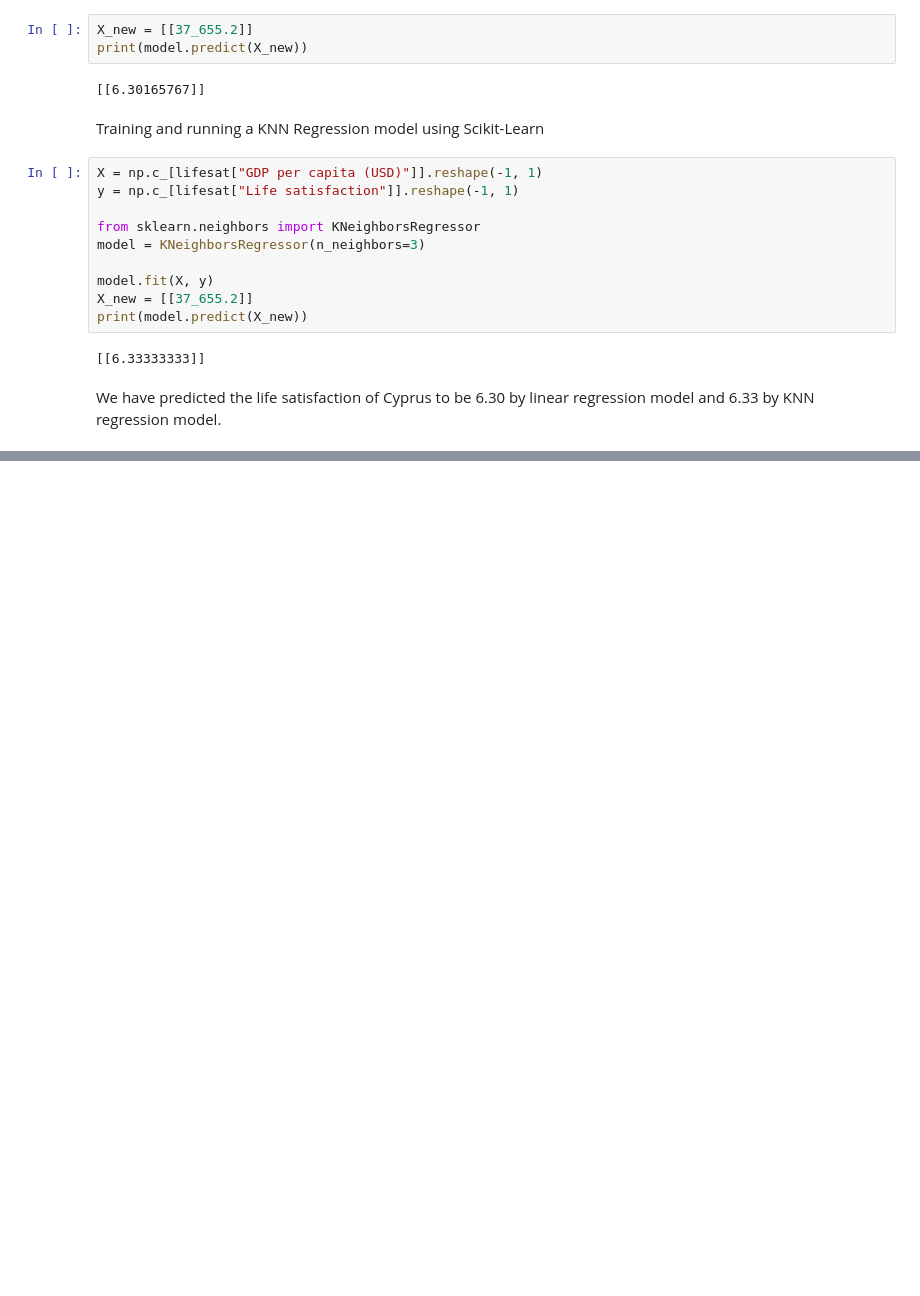
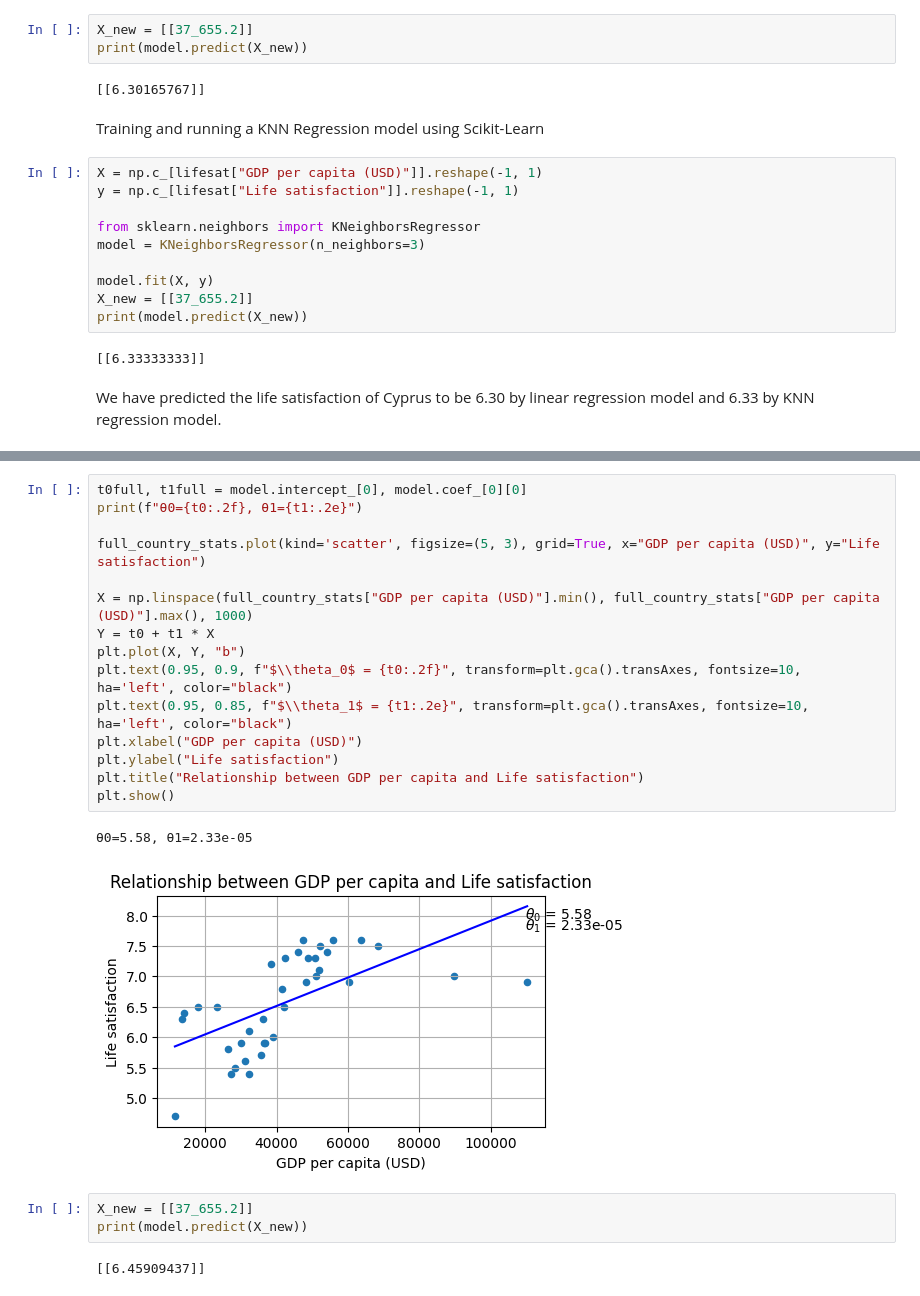
Before and after one commit to iupui-soic/pybootcamp, a Jupyter notebook: Raajitha_Chapter1.ipynb, the cells around one changed output, grey strips where cells are left out. Drawn from its saved outputs; the diff is of its cells as text; blank space fills up the shorter version.

```diff
--- a/Raajitha_Chapter1.ipynb
+++ b/Raajitha_Chapter1.ipynb
@@ -123,0 +219,23 @@ We have predicted the life satisfaction of Cyprus to be 6.30 by linear regressio
+# %%
+t0full, t1full = model.intercept_[0], model.coef_[0][0]
+print(f"θ0={t0:.2f}, θ1={t1:.2e}")
+
+full_country_stats.plot(kind='scatter', figsize=(5, 3), grid=True, x="GDP per capita (USD)", y="Life satisfaction")
+
+X = np.linspace(full_country_stats["GDP per capita (USD)"].min(), full_country_stats["GDP per capita (USD)"].max(), 1000)
+Y = t0 + t1 * X
+plt.plot(X, Y, "b")
+plt.text(0.95, 0.9, f"$\\theta_0$ = {t0:.2f}", transform=plt.gca().transAxes, fontsize=10, ha='left', color="black")
+plt.text(0.95, 0.85, f"$\\theta_1$ = {t1:.2e}", transform=plt.gca().transAxes, fontsize=10, ha='left', color="black")
+plt.xlabel("GDP per capita (USD)")
+plt.ylabel("Life satisfaction")
+plt.title("Relationship between GDP per capita and Life satisfaction")
+plt.show()
+# %% [output]
+θ0=5.58, θ1=2.33e-05
+[figure, added]
+# %%
+X_new = [[37_655.2]]
+print(model.predict(X_new))
+# %% [output]
+[[6.45909437]]
```
Also changed, not shown: parts of 12 cells of this notebook.
